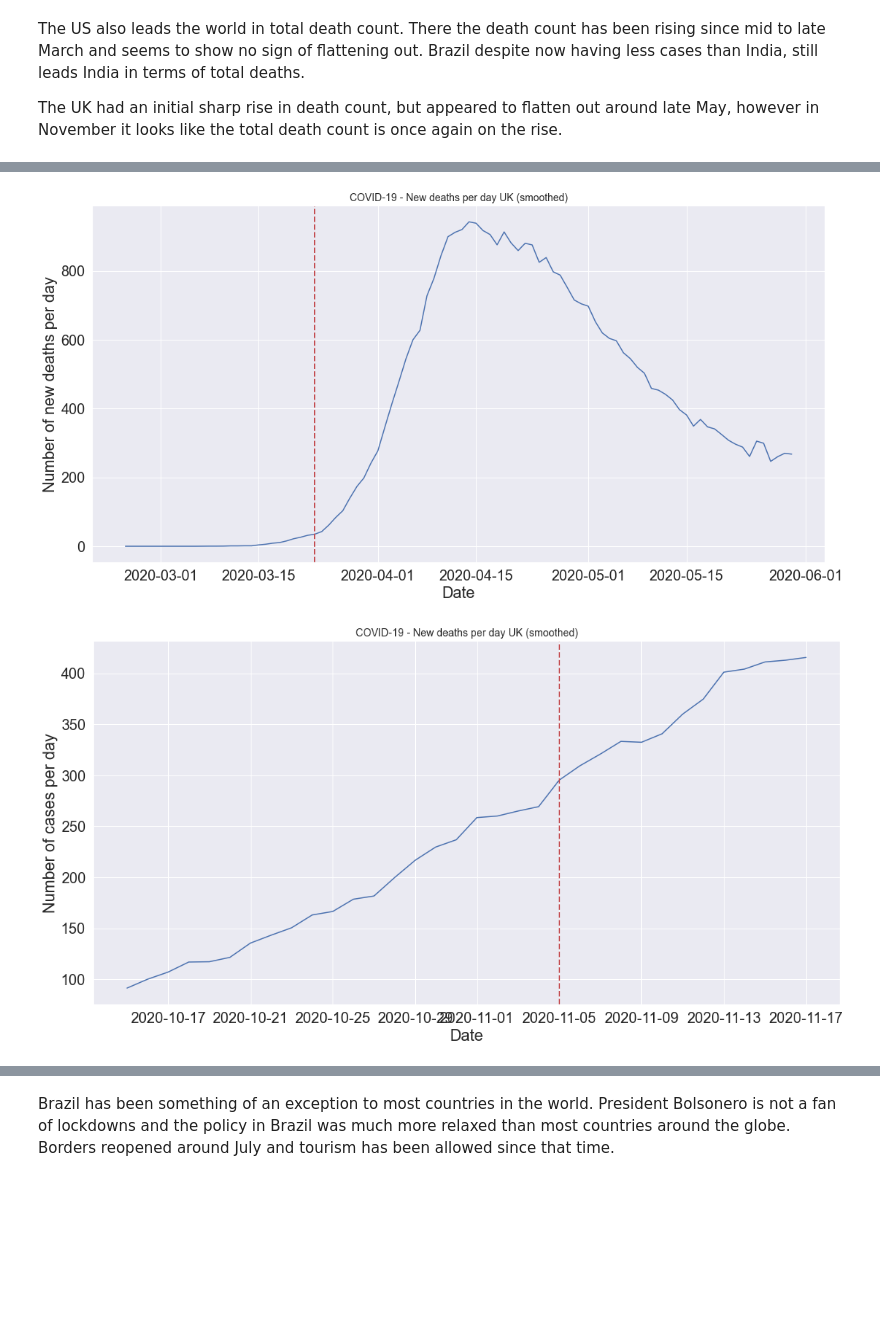
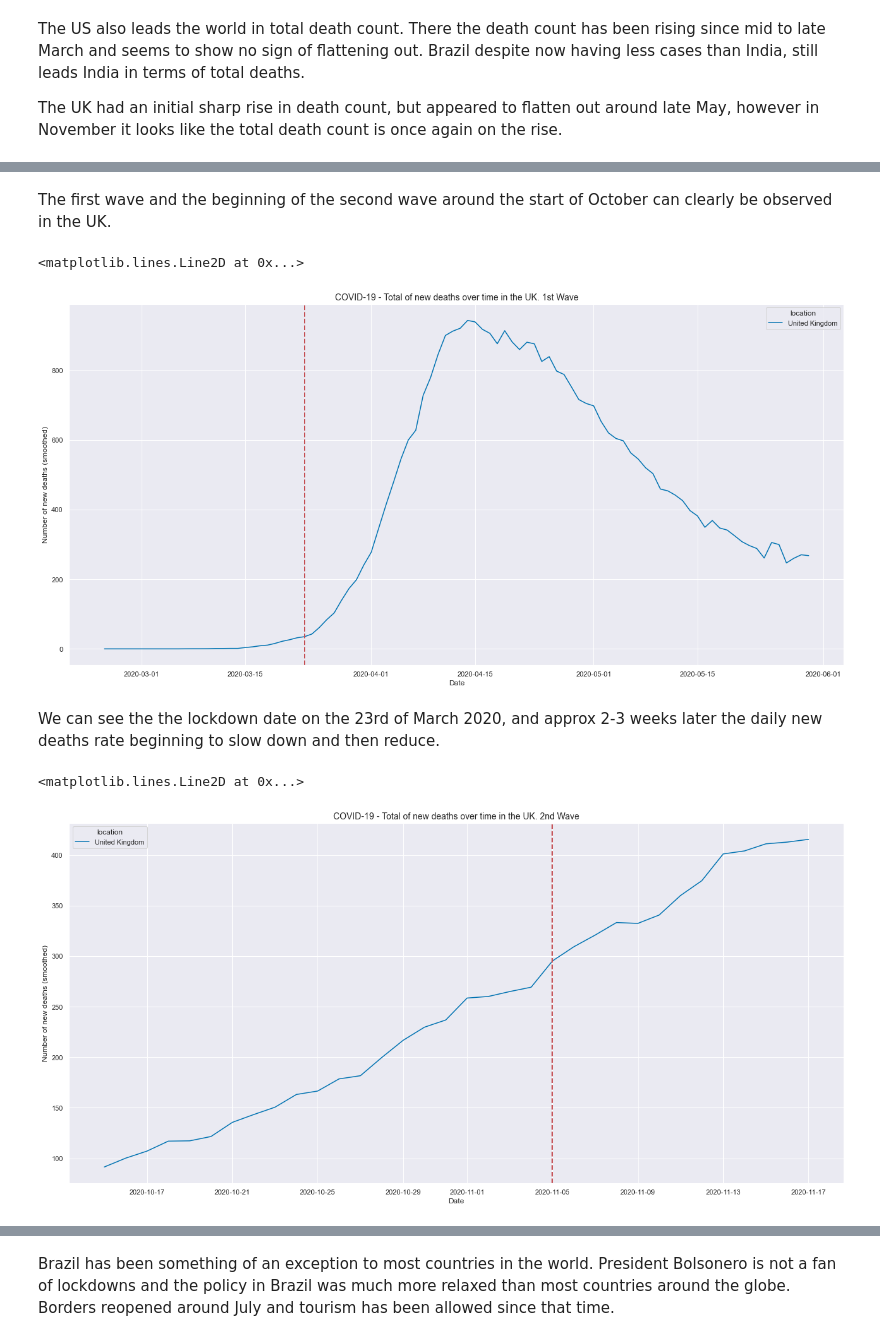
Before and after one commit to lee-hodg/Covid19Study, a Jupyter notebook: CovidStudy.ipynb, the cells around one changed output, grey strips where cells are left out. Drawn from its saved outputs; the diff is of its cells as text; code cells hidden in the pictures; blank space fills up the shorter version.

```diff
--- a/CovidStudy.ipynb
+++ b/CovidStudy.ipynb
@@ -468,34 +427,20 @@ Text(0, 0.5, 'Number new deaths')
+# %% [markdown]
+The first wave and the beginning of the second wave around the start of October can clearly be observed in the UK.
 # %%
-# create the matplotlib figure instance
-fig, ax = plt.subplots(figsize=(18, 9))
-
-# plot with seaborn
-ax = sns.lineplot(x='date', y='new_deaths_smoothed', data=df_uk.loc['2020-02-25':'2020-05-30'],
-                  palette='colorblind');
-ax.set_title('COVID-19 - New deaths per day UK (smoothed)', fontsize=14)
-ax.set_xlabel('Date')
-ax.set_ylabel('Number of new deaths per day')
-
+fig, ax = plot_fig('date', 'new_deaths_smoothed', df_uk.loc['2020-02-25':'2020-05-30'], f'COVID-19 - Total of new deaths over time in the UK. 1st Wave', 'Date',
+                   'Number of new deaths (smoothed)', plot_type='line', hue='location')
 # Date of 1st UK lockdown
 ax.axvline(pd.to_datetime('2020-03-23'), color='r', linestyle='--', lw=2)
-
-plt.savefig('uk_lockdowns_1st_deaths.png')
 # %% [output]
+<matplotlib.lines.Line2D at 0x...>
-[figure, old version]
+[figure, new version]
+# %% [markdown]
+We can see the the lockdown date on the 23rd of March 2020, and approx 2-3 weeks later the daily new deaths rate beginning to slow down and then reduce.
 # %%
-# create the matplotlib figure instance
-fig, ax = plt.subplots(figsize=(18, 9))
-
-# plot with seaborn
-ax = sns.lineplot(x='date', y='new_deaths_smoothed', data=df_uk.loc['2020-10-15':'2020-11-17'],
-                  palette='colorblind');
-ax.set_title('COVID-19 - New deaths per day UK (smoothed)', fontsize=14)
-ax.set_xlabel('Date')
-ax.set_ylabel('Number of cases per day')
-
+fig, ax = plot_fig('date', 'new_deaths_smoothed',df_uk.loc['2020-10-15':'2020-11-17'], f'COVID-19 - Total of new deaths over time in the UK. 2nd Wave', 'Date',
+                   'Number of new deaths (smoothed)', plot_type='line', hue='location')
 # Date of the 2nd UK lockdown
 ax.axvline(pd.to_datetime('2020-11-05'), color='r', linestyle='--', lw=2)
-
-plt.savefig('uk_lockdowns_2_deaths.png')
 # %% [output]
+<matplotlib.lines.Line2D at 0x...>
-[figure, old version]
+[figure, new version]
```
Also changed, not shown: parts of 110 cells of this notebook.
